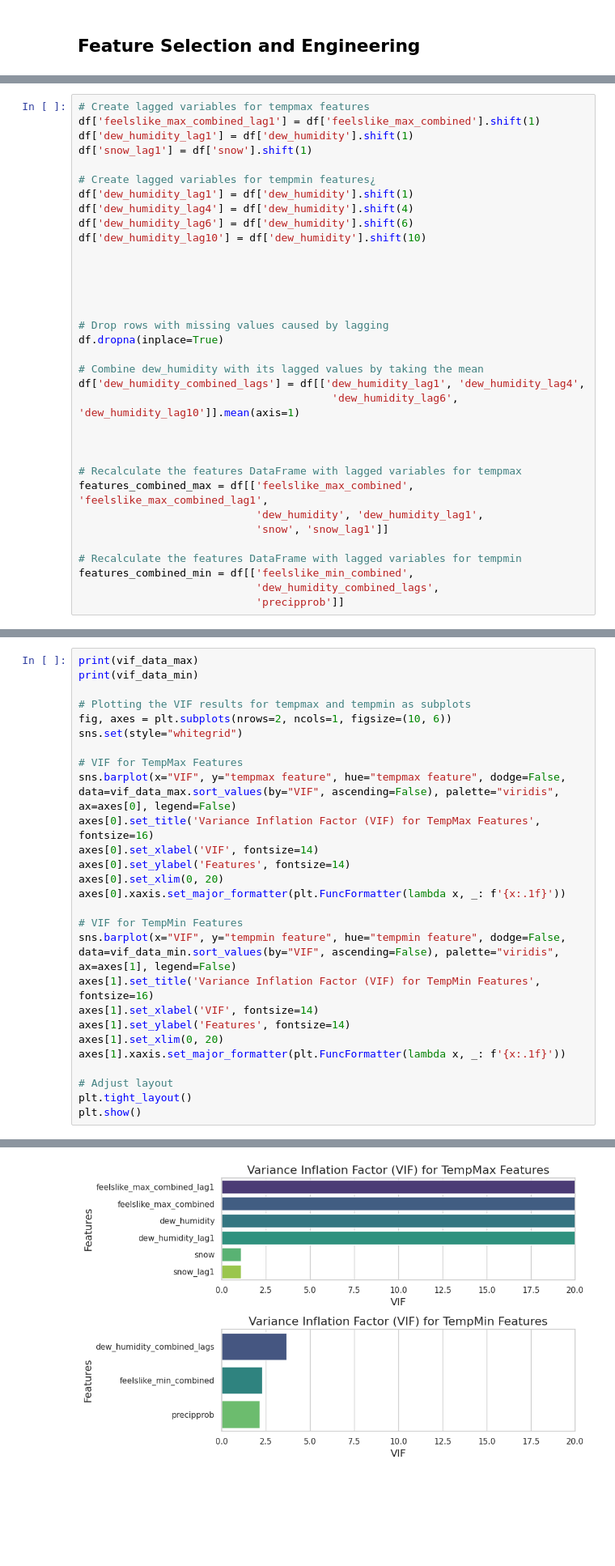
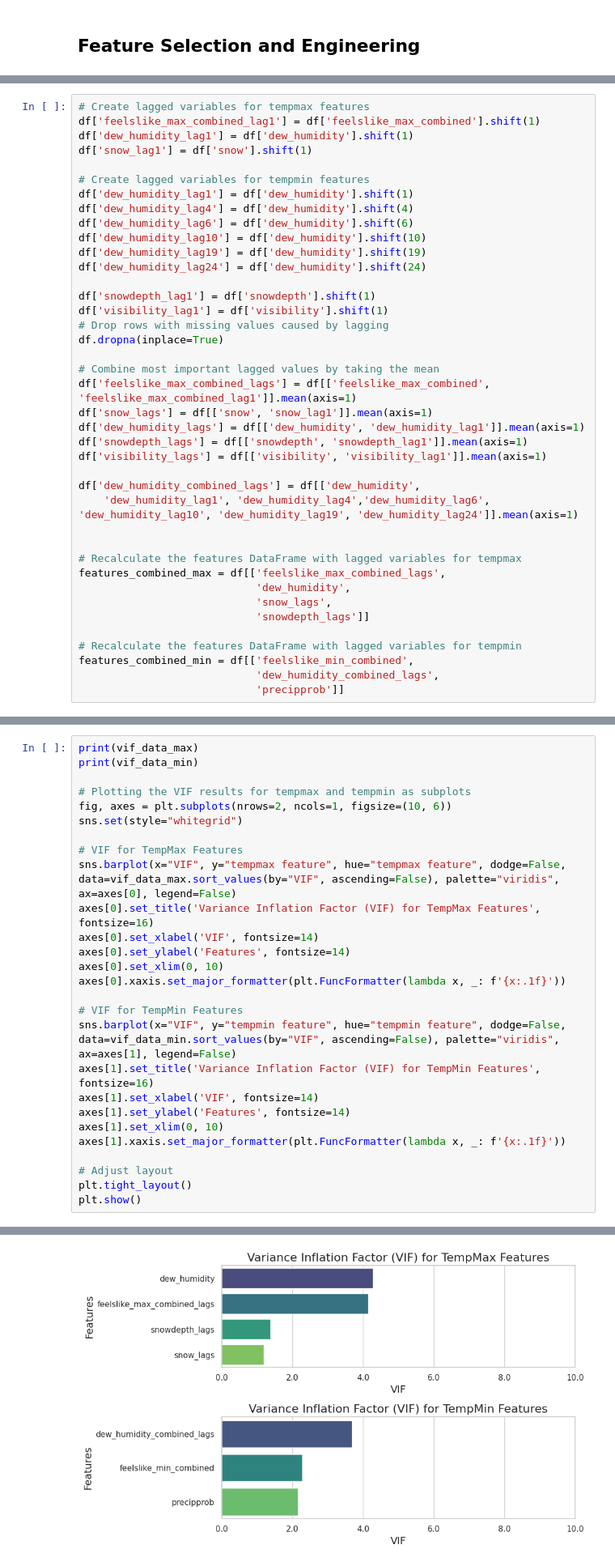
Before and after one commit to Laizra/Weather_prediction, a Jupyter notebook: main.ipynb, the cells around one changed output, grey strips where cells are left out. Shown at 81% size. Drawn from its saved outputs; the diff is of its cells as text; blank space fills up the shorter version.

```diff
--- a/main.ipynb
+++ b/main.ipynb
@@ -100,29 +100,35 @@ df['feelslike_max_combined_lag1'] = df['feelslike_max_combined'].shift(1)
 df['dew_humidity_lag1'] = df['dew_humidity'].shift(1)
 df['snow_lag1'] = df['snow'].shift(1)
 
-# Create lagged variables for tempmin features¿
+# Create lagged variables for tempmin features
 df['dew_humidity_lag1'] = df['dew_humidity'].shift(1)
 df['dew_humidity_lag4'] = df['dew_humidity'].shift(4)
 df['dew_humidity_lag6'] = df['dew_humidity'].shift(6)
 df['dew_humidity_lag10'] = df['dew_humidity'].shift(10)
+df['dew_humidity_lag19'] = df['dew_humidity'].shift(19)
+df['dew_humidity_lag24'] = df['dew_humidity'].shift(24)
 
-
-
-
-
+df['snowdepth_lag1'] = df['snowdepth'].shift(1)
+df['visibility_lag1'] = df['visibility'].shift(1)
 # Drop rows with missing values caused by lagging
 df.dropna(inplace=True)
 
-# Combine dew_humidity with its lagged values by taking the mean
-df['dew_humidity_combined_lags'] = df[['dew_humidity_lag1', 'dew_humidity_lag4',
-                                        'dew_humidity_lag6', 'dew_humidity_lag10']].mean(axis=1)
+# Combine most important lagged values by taking the mean
+df['feelslike_max_combined_lags'] = df[['feelslike_max_combined', 'feelslike_max_combined_lag1']].mean(axis=1)
+df['snow_lags'] = df[['snow', 'snow_lag1']].mean(axis=1)
+df['dew_humidity_lags'] = df[['dew_humidity', 'dew_humidity_lag1']].mean(axis=1)
+df['snowdepth_lags'] = df[['snowdepth', 'snowdepth_lag1']].mean(axis=1)
+df['visibility_lags'] = df[['visibility', 'visibility_lag1']].mean(axis=1)
 
+df['dew_humidity_combined_lags'] = df[['dew_humidity',
+    'dew_humidity_lag1', 'dew_humidity_lag4','dew_humidity_lag6', 'dew_humidity_lag10', 'dew_humidity_lag19', 'dew_humidity_lag24']].mean(axis=1)
 
 
 # Recalculate the features DataFrame with lagged variables for tempmax
-features_combined_max = df[['feelslike_max_combined', 'feelslike_max_combined_lag1',
-                            'dew_humidity', 'dew_humidity_lag1',
-                            'snow', 'snow_lag1']]
+features_combined_max = df[['feelslike_max_combined_lags',
+                            'dew_humidity',
+                            'snow_lags',
+                            'snowdepth_lags']]
 
 # Recalculate the features DataFrame with lagged variables for tempmin
 features_combined_min = df[['feelslike_min_combined',
@@ -179,7 +185,7 @@ sns.barplot(x="VIF", y="tempmax feature", hue="tempmax feature", dodge=False, da
 axes[0].set_title('Variance Inflation Factor (VIF) for TempMax Features', fontsize=16)
 axes[0].set_xlabel('VIF', fontsize=14)
 axes[0].set_ylabel('Features', fontsize=14)
-axes[0].set_xlim(0, 20)
+axes[0].set_xlim(0, 10)
 axes[0].xaxis.set_major_formatter(plt.FuncFormatter(lambda x, _: f'{x:.1f}'))
 
 # VIF for TempMin Features
@@ -187,7 +193,7 @@ sns.barplot(x="VIF", y="tempmin feature", hue="tempmin feature", dodge=False, da
 axes[1].set_title('Variance Inflation Factor (VIF) for TempMin Features', fontsize=16)
 axes[1].set_xlabel('VIF', fontsize=14)
 axes[1].set_ylabel('Features', fontsize=14)
-axes[1].set_xlim(0, 20)
+axes[1].set_xlim(0, 10)
 axes[1].xaxis.set_major_formatter(plt.FuncFormatter(lambda x, _: f'{x:.1f}'))
 
 # Adjust layout
@@ -208,4 +212,4 @@ plt.show()
-[figure, old version]
+[figure, new version]
 # %% [markdown]
 ## Data Splitting - Train/Validate/Test
 # %%
```
Also changed, not shown: parts of 12 cells of this notebook, 1 other file.
